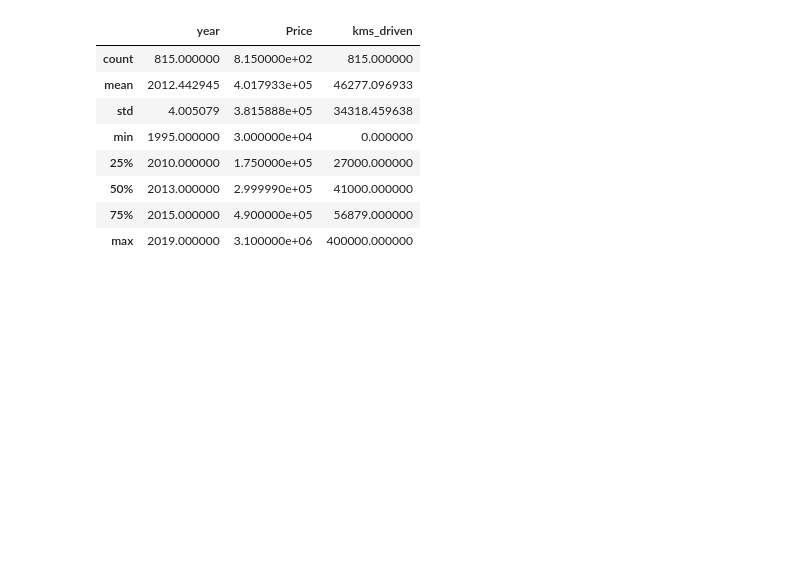
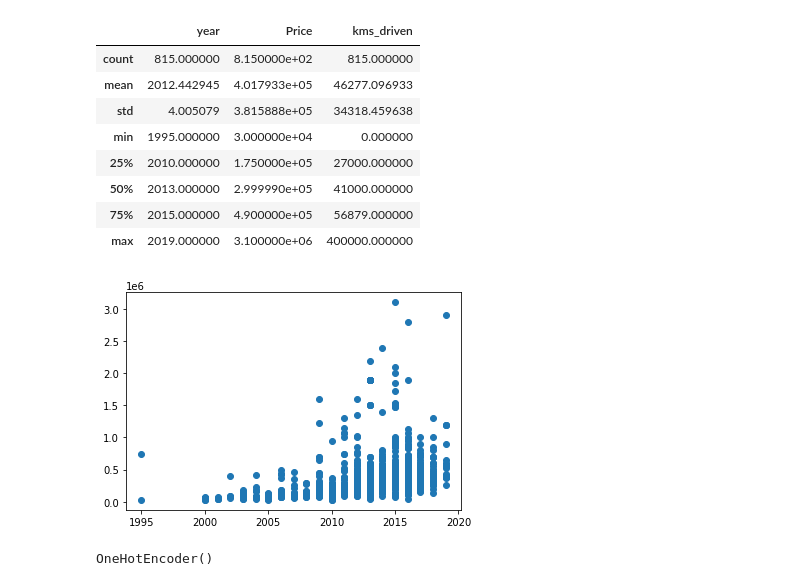
Before and after one commit to souvik0306/ML-Coursera, a Jupyter notebook: Car_Price.ipynb, the cells around one changed output. Drawn from its saved outputs; the diff is of its cells as text; code cells hidden in the pictures; blank space fills up the shorter version.

Commit message:
Car Price Indicator

```diff
--- a/Car_Price.ipynb
+++ b/Car_Price.ipynb
@@ -248,6 +248,14 @@ car_data.describe()
 | 50% | 2013.000000 | 2.999990e+05 | 41000.000000 |
 | 75% | 2015.000000 | 4.900000e+05 | 56879.000000 |
 | max | 2019.000000 | 3.100000e+06 | 400000.000000 |
+# %%
+import matplotlib.pyplot as plt
+a = car_data['year']
+b = car_data['Price']
+plt.scatter(a,b)
+plt.show()
+# %% [output]
+[figure, added]
 # %%
 car_data.to_csv('Cleaned_car.csv')
 # %%
@@ -258,0 +271,5 @@ x_train,y_train,x_test,y_test = train_test_split(x,y,test_size=0.2)
+# %%
+ohe = OneHotEncoder()
+ohe.fit(x[['name','company','fuel_type']])
+# %% [output]
+OneHotEncoder()
```
Also changed, not shown: parts of 13 cells of this notebook, 3 other files.
